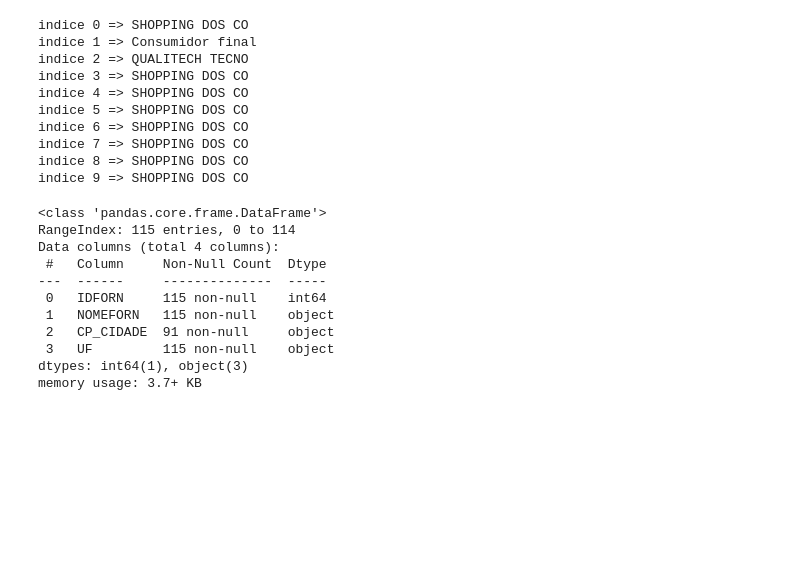
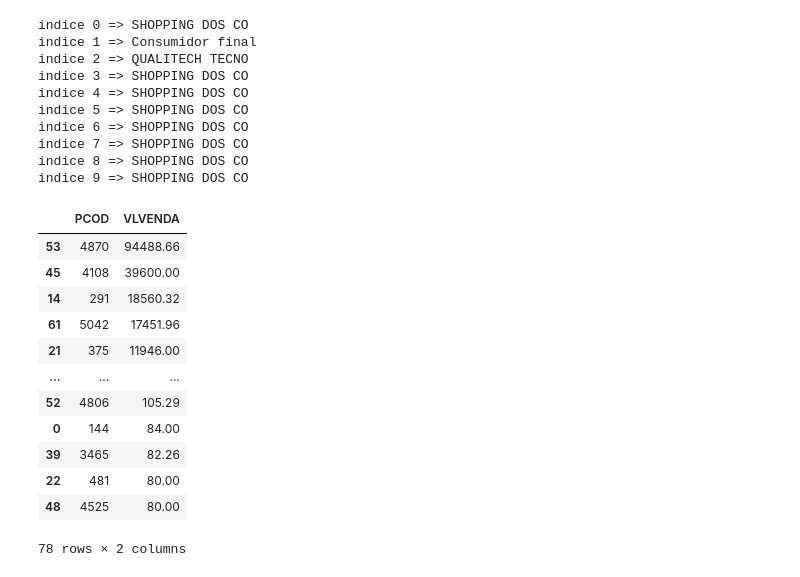
Before and after one commit to franciscovmn/streamlit-start, a Jupyter notebook: jupyter/dados.ipynb, the cells around one changed output. Drawn from its saved outputs; the diff is of its cells as text; code cells hidden in the pictures; blank space fills up the shorter version.

```diff
--- a/dados.ipynb
+++ b/jupyter/dados.ipynb
@@ -142,17 +113,21 @@ indice 6 => SHOPPING DOS CO
 indice 7 => SHOPPING DOS CO
 indice 8 => SHOPPING DOS CO
 indice 9 => SHOPPING DOS CO
-# %%
-clientes.info()
-# %% [output]
-<class 'pandas.core.frame.DataFrame'>
-RangeIndex: 115 entries, 0 to 114
-Data columns (total 4 columns):
- #   Column     Non-Null Count  Dtype
----  ------     --------------  -----
- 0   IDFORN     115 non-null    int64
- 1   NOMEFORN   115 non-null    object
- 2   CP_CIDADE  91 non-null     object
- 3   UF         115 non-null    object
-dtypes: int64(1), object(3)
-memory usage: 3.7+ KB
+# %%
+produto_mais_venda = venda_itens.groupby('PCOD')['VLVENDA'].sum().reset_index()
+produto_mais_venda = produto_mais_venda.sort_values(by='VLVENDA', ascending=False)
+produto_mais_venda
+# %% [output]
+|  | PCOD | VLVENDA |
+| 53 | 4870 | 94488.66 |
+| 45 | 4108 | 39600.00 |
+| 14 | 291 | 18560.32 |
+| 61 | 5042 | 17451.96 |
+| 21 | 375 | 11946.00 |
+| ... | ... | ... |
+| 52 | 4806 | 105.29 |
+| 0 | 144 | 84.00 |
+| 39 | 3465 | 82.26 |
+| 22 | 481 | 80.00 |
+| 48 | 4525 | 80.00 |
+78 rows × 2 columns
```
Also changed, not shown: parts of 5 cells of this notebook, 13 other files.
